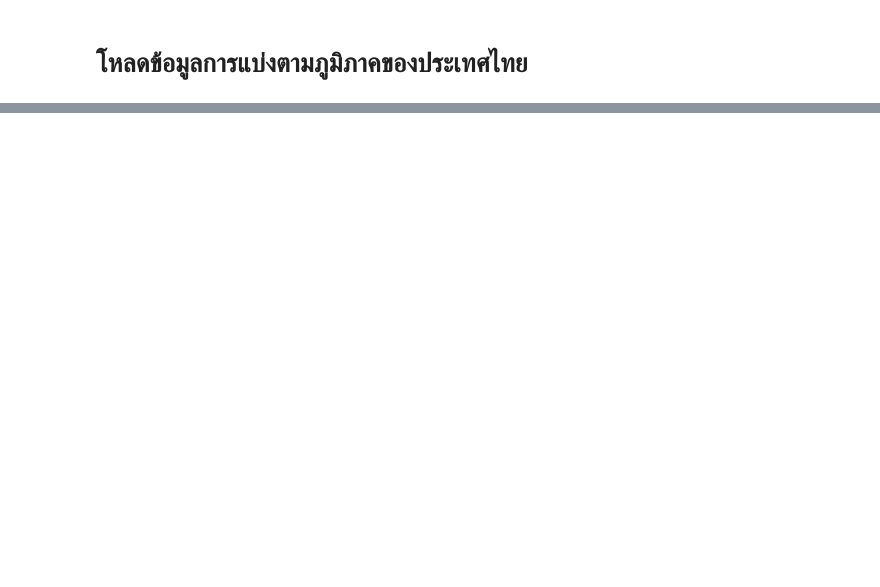
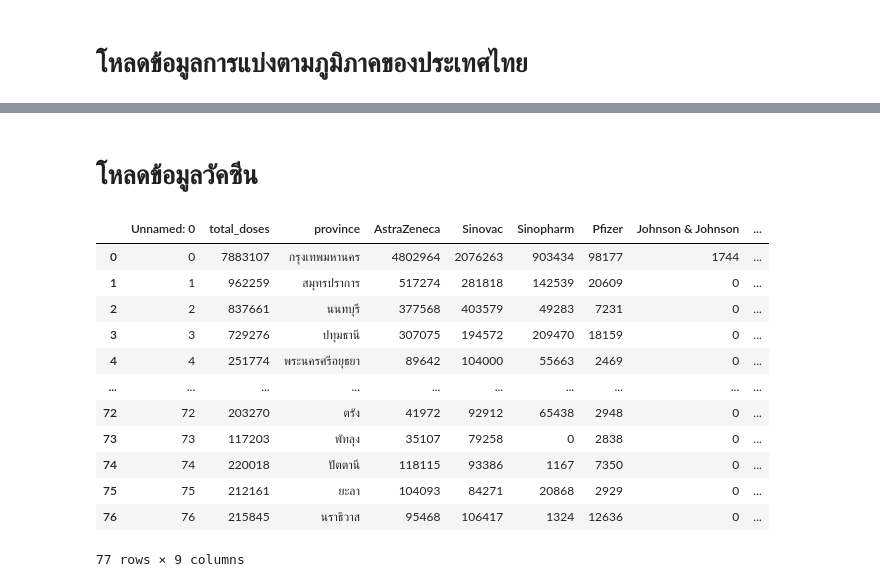
Before and after one commit to PhinyadaPhen/data_viz_2022, a Jupyter notebook: ProjectDashboard.ipynb, the cells around one changed output, grey strips where cells are left out. Drawn from its saved outputs; the diff is of its cells as text; code cells hidden in the pictures; blank space fills up the shorter version.

```diff
--- a/ProjectDashboard.ipynb
+++ b/ProjectDashboard.ipynb
@@ -761,0 +837,20 @@ datamix
+# %% [markdown]
+# โหลดข้อมูลวัคซีน
+# %%
+data_file_path = os.path.join(path,'covid_typevac.csv') # เอาที่อยู่ของไฟล์เชื่อมกับที่อยู่ของไฟล์เรา โดยกำหนดชื่่อไฟล์ที่เราต้องการ
+datavac = pd.read_csv(data_file_path)
+datavac
+# %% [output]
+|  | Unnamed: 0 | total_doses | province | AstraZeneca | Sinovac | Sinopharm | Pfizer | Johnson & Johnson | ... |
+| 0 | 0 | 7883107 | กรุงเทพมหานคร | 4802964 | 2076263 | 903434 | 98177 | 1744 | ... |
+| 1 | 1 | 962259 | สมุทรปราการ | 517274 | 281818 | 142539 | 20609 | 0 | ... |
+| 2 | 2 | 837661 | นนทบุรี | 377568 | 403579 | 49283 | 7231 | 0 | ... |
+| 3 | 3 | 729276 | ปทุมธานี | 307075 | 194572 | 209470 | 18159 | 0 | ... |
+| 4 | 4 | 251774 | พระนครศรีอยุธยา | 89642 | 104000 | 55663 | 2469 | 0 | ... |
+| ... | ... | ... | ... | ... | ... | ... | ... | ... | ... |
+| 72 | 72 | 203270 | ตรัง | 41972 | 92912 | 65438 | 2948 | 0 | ... |
+| 73 | 73 | 117203 | พัทลุง | 35107 | 79258 | 0 | 2838 | 0 | ... |
+| 74 | 74 | 220018 | ปัตตานี | 118115 | 93386 | 1167 | 7350 | 0 | ... |
+| 75 | 75 | 212161 | ยะลา | 104093 | 84271 | 20868 | 2929 | 0 | ... |
+| 76 | 76 | 215845 | นราธิวาส | 95468 | 106417 | 1324 | 12636 | 0 | ... |
+77 rows × 9 columns
```
Also changed, not shown: parts of 14 cells of this notebook.
